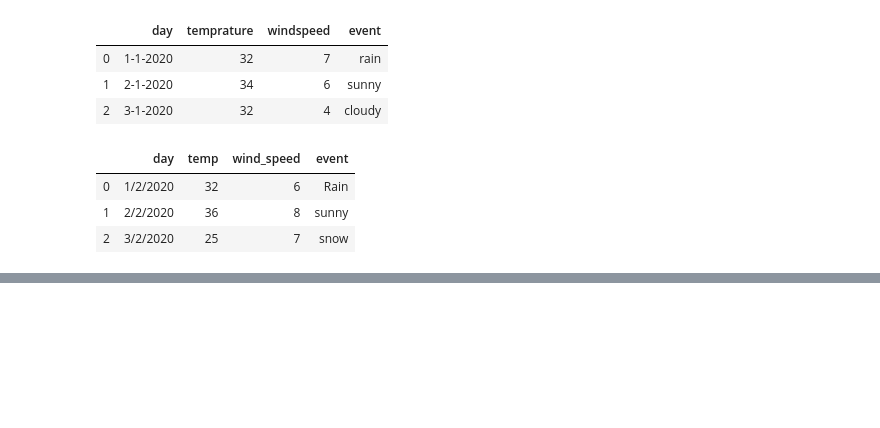
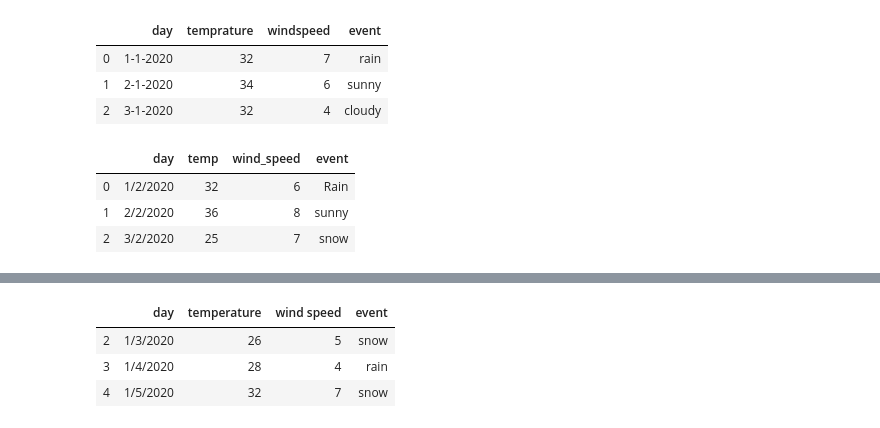
Before and after one commit to vidyakinjarapu/pandas-Learning, a Jupyter notebook: MypandasLearning.ipynb, the cells around one changed output, grey strips where cells are left out. Saved outputs shown, nothing was run; the diff lists cells and outputs as text; code cells hidden in the pictures; blank space fills up the shorter version.

```diff
--- a/MypandasLearning.ipynb
+++ b/MypandasLearning.ipynb
@@ -58,0 +106,7 @@ df
+# %%
+df[2:5]
+# %% [output]
+|  | day | temperature | wind speed | event |
+| 2 | 1/3/2020 | 26 | 5 | snow |
+| 3 | 1/4/2020 | 28 | 4 | rain |
+| 4 | 1/5/2020 | 32 | 7 | snow |
```
Also changed, not shown: parts of 22 cells of this notebook.
